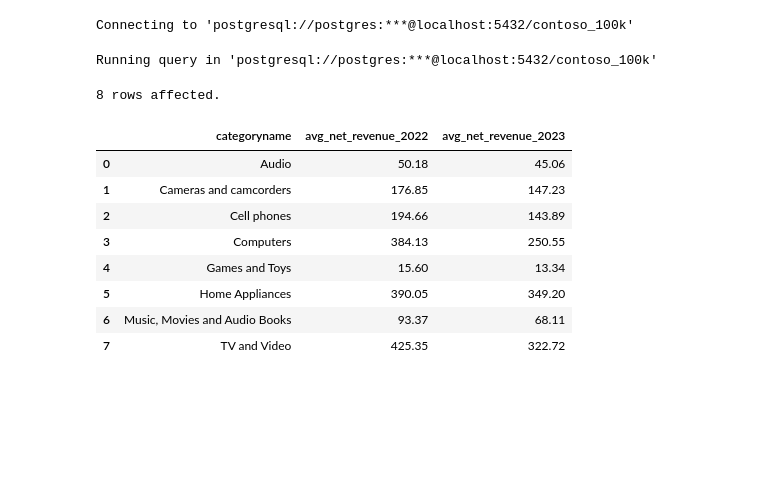
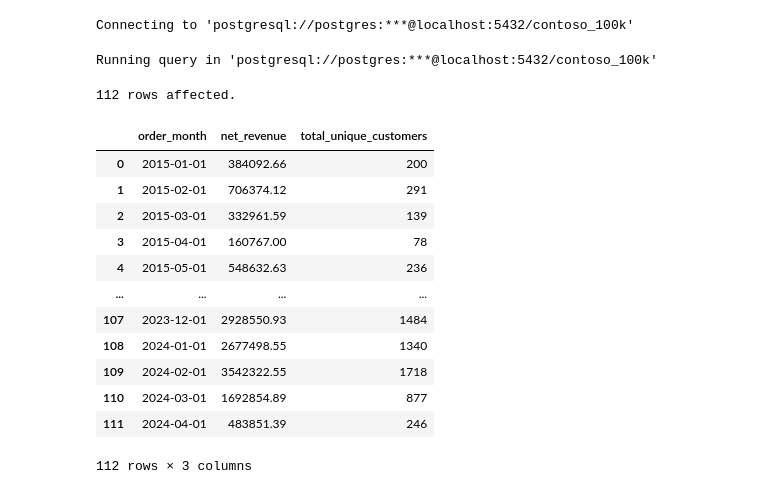
Before and after one commit to ZiadAbdallbasset1/python_data, a Jupyter notebook: Resources/Blank_SQL_Notebook.ipynb, the cells around one changed output. Saved outputs shown, nothing was run; the diff lists cells and outputs as text; code cells hidden in the pictures; blank space fills up the shorter version.

```diff
--- a/Resources/Blank_SQL_Notebook.ipynb
+++ b/Resources/Blank_SQL_Notebook.ipynb
@@ -52,28 +52,30 @@ if 'google.colab' in sys.modules:
 pd.options.display.float_format = '{:.2f}'.format
 # %% [output]
 Connecting to 'postgresql://postgres:***@localhost:5432/contoso_100k'
-# %%
-%%sql
-select
-p.categoryname,
-AVG(case when s.orderdate between '2022-01-01' and '2022-12-31' then s.quantity*s.netprice*s.exchangerate else 0 end) as avg_net_revenue_2022,
-AVG(case when s.orderdate between '2023-01-01' and '2023-12-31' then s.quantity*s.netprice*s.exchangerate else 0 end) as avg_net_revenue_2023
-from sales s
-left join product p on s.productkey = p.productkey
-group by  p.categoryname
-order by p.categoryname
-# %% [output]
-Running query in 'postgresql://postgres:***@localhost:5432/contoso_100k'
-8 rows affected.
-|  | categoryname | avg_net_revenue_2022 | avg_net_revenue_2023 |
-| 0 | Audio | 50.18 | 45.06 |
-| 1 | Cameras and camcorders | 176.85 | 147.23 |
-| 2 | Cell phones | 194.66 | 143.89 |
-| 3 | Computers | 384.13 | 250.55 |
-| 4 | Games and Toys | 15.60 | 13.34 |
-| 5 | Home Appliances | 390.05 | 349.20 |
-| 6 | Music, Movies and Audio Books | 93.37 | 68.11 |
-| 7 | TV and Video | 425.35 | 322.72 |
+# %%
+%%sql
+select
+  DATE_TRUNC('month',orderdate)::date as order_month,
+  SUM(quantity*netprice*exchangerate) as net_revenue,
+  count(distinct customerkey) as total_unique_customers
+from sales
+group by order_month
+# %% [output]
+Running query in 'postgresql://postgres:***@localhost:5432/contoso_100k'
+112 rows affected.
+|  | order_month | net_revenue | total_unique_customers |
+| 0 | 2015-01-01 | 384092.66 | 200 |
+| 1 | 2015-02-01 | 706374.12 | 291 |
+| 2 | 2015-03-01 | 332961.59 | 139 |
+| 3 | 2015-04-01 | 160767.00 | 78 |
+| 4 | 2015-05-01 | 548632.63 | 236 |
+| ... | ... | ... | ... |
+| 107 | 2023-12-01 | 2928550.93 | 1484 |
+| 108 | 2024-01-01 | 2677498.55 | 1340 |
+| 109 | 2024-02-01 | 3542322.55 | 1718 |
+| 110 | 2024-03-01 | 1692854.89 | 877 |
+| 111 | 2024-04-01 | 483851.39 | 246 |
+112 rows × 3 columns
 # %%
 %%sql
 select
```
Also changed, not shown: parts of 13 cells of this notebook.
